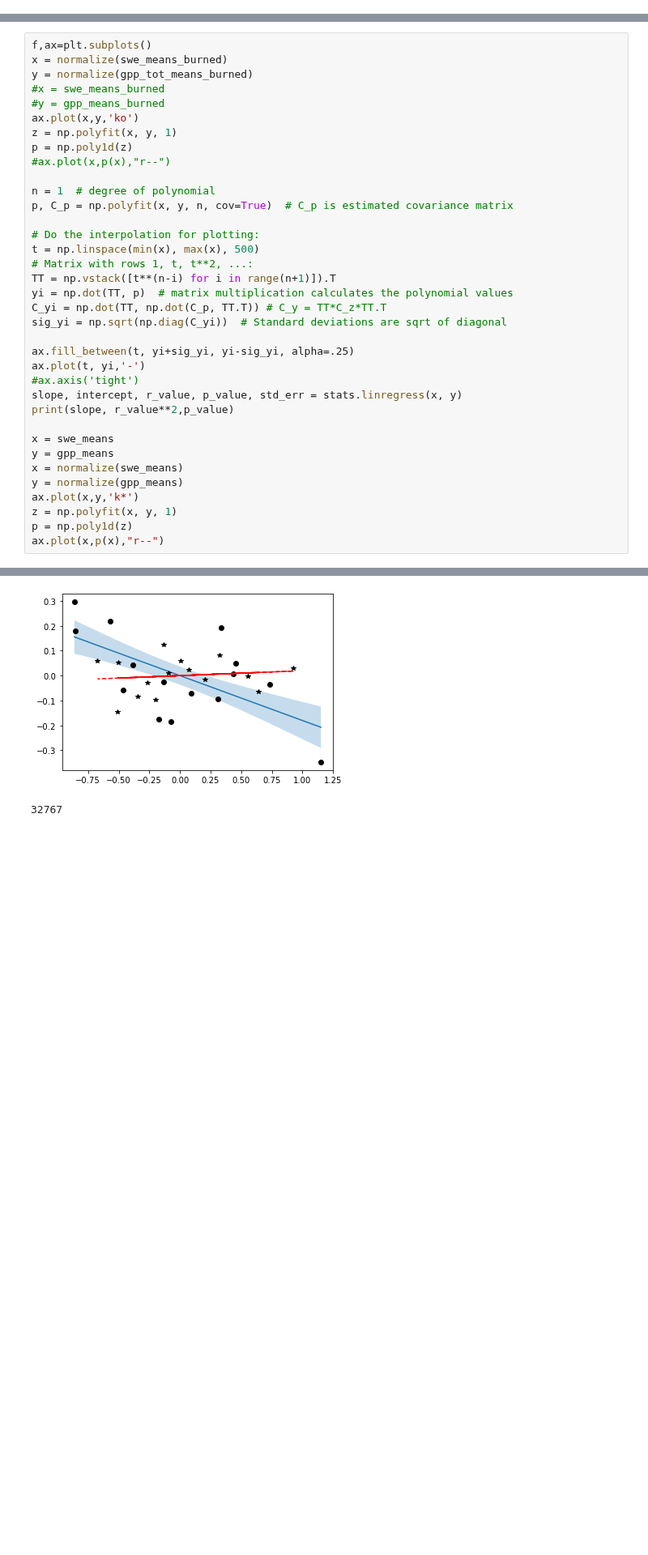
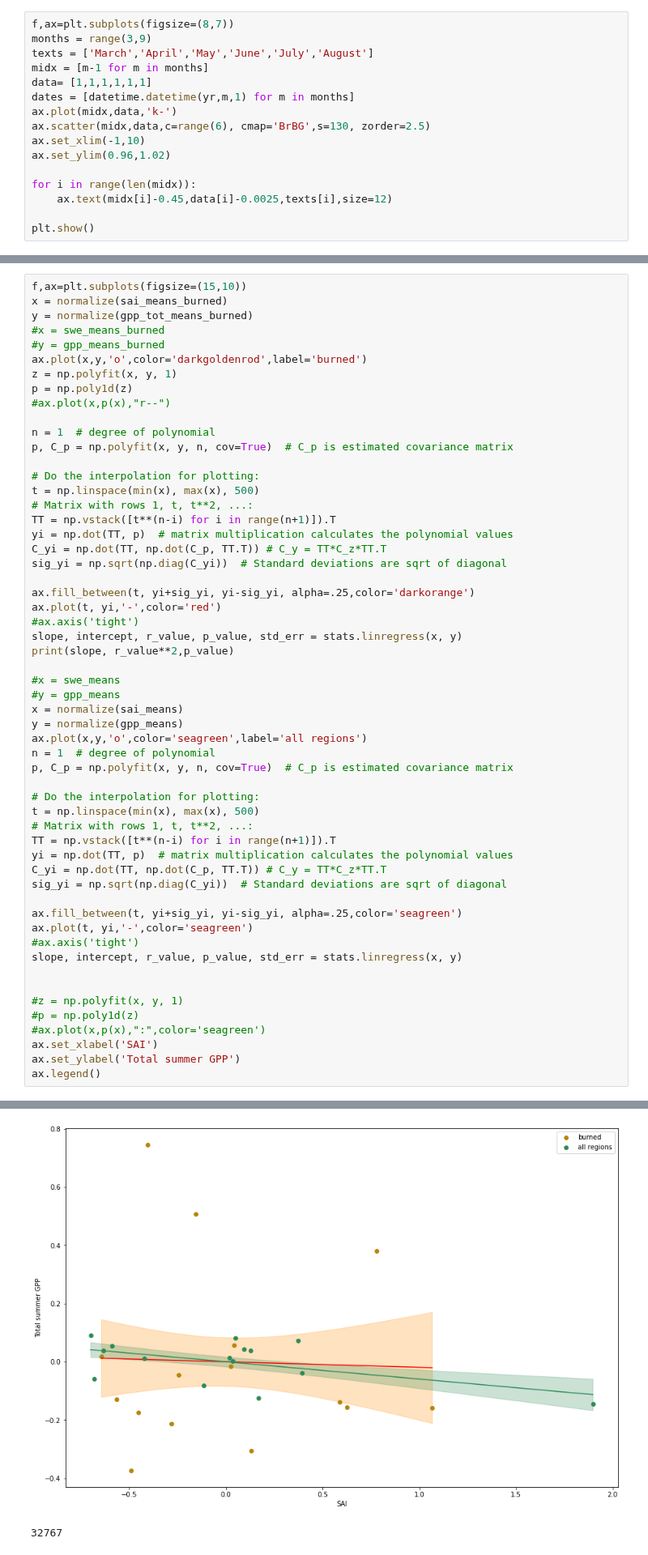
Before and after one commit to mariannecowherd/pe_snow_fires, a Jupyter notebook: scripts/avhrr_ndvi.ipynb, the cells around one changed output, grey strips where cells are left out. Shown at 81% size. Drawn from its saved outputs; the diff is of its cells as text; blank space fills up the shorter version.

```diff
--- a/scripts/avhrr_ndvi.ipynb
+++ b/scripts/avhrr_ndvi.ipynb
@@ -150,0 +193,16 @@ plt.show()
+# %%
+f,ax=plt.subplots(figsize=(8,7))
+months = range(3,9)
+texts = ['March','April','May','June','July','August']
+midx = [m-1 for m in months]
+data= [1,1,1,1,1,1]
+dates = [datetime.datetime(yr,m,1) for m in months]
+ax.plot(midx,data,'k-')
+ax.scatter(midx,data,c=range(6), cmap='BrBG',s=130, zorder=2.5)
+ax.set_xlim(-1,10)
+ax.set_ylim(0.96,1.02)
+
+for i in range(len(midx)):
+    ax.text(midx[i]-0.45,data[i]-0.0025,texts[i],size=12)
+
+plt.show()
@@ -167,10 +227,10 @@ ax.plot(x,p(x),"r--")
 # %%
-f,ax=plt.subplots()
-x = normalize(swe_means_burned)
+f,ax=plt.subplots(figsize=(15,10))
+x = normalize(sai_means_burned)
 y = normalize(gpp_tot_means_burned)
 #x = swe_means_burned
 #y = gpp_means_burned
-ax.plot(x,y,'ko')
+ax.plot(x,y,'o',color='darkgoldenrod',label='burned')
 z = np.polyfit(x, y, 1)
 p = np.poly1d(z)
 #ax.plot(x,p(x),"r--")
@@ -186,18 +246,38 @@ yi = np.dot(TT, p)  # matrix multiplication calculates the polynomial values
 C_yi = np.dot(TT, np.dot(C_p, TT.T)) # C_y = TT*C_z*TT.T
 sig_yi = np.sqrt(np.diag(C_yi))  # Standard deviations are sqrt of diagonal
 
-ax.fill_between(t, yi+sig_yi, yi-sig_yi, alpha=.25)
-ax.plot(t, yi,'-')
+ax.fill_between(t, yi+sig_yi, yi-sig_yi, alpha=.25,color='darkorange')
+ax.plot(t, yi,'-',color='red')
 #ax.axis('tight')
 slope, intercept, r_value, p_value, std_err = stats.linregress(x, y)
 print(slope, r_value**2,p_value)
 
-x = swe_means
-y = gpp_means
-x = normalize(swe_means)
+#x = swe_means
+#y = gpp_means
+x = normalize(sai_means)
 y = normalize(gpp_means)
-ax.plot(x,y,'k*')
-z = np.polyfit(x, y, 1)
-p = np.poly1d(z)
-ax.plot(x,p(x),"r--")
+ax.plot(x,y,'o',color='seagreen',label='all regions')
+n = 1  # degree of polynomial
+p, C_p = np.polyfit(x, y, n, cov=True)  # C_p is estimated covariance matrix
+
+# Do the interpolation for plotting:
+t = np.linspace(min(x), max(x), 500)
+# Matrix with rows 1, t, t**2, ...:
+TT = np.vstack([t**(n-i) for i in range(n+1)]).T
+yi = np.dot(TT, p)  # matrix multiplication calculates the polynomial values
+C_yi = np.dot(TT, np.dot(C_p, TT.T)) # C_y = TT*C_z*TT.T
+sig_yi = np.sqrt(np.diag(C_yi))  # Standard deviations are sqrt of diagonal
+
+ax.fill_between(t, yi+sig_yi, yi-sig_yi, alpha=.25,color='seagreen')
+ax.plot(t, yi,'-',color='seagreen')
+#ax.axis('tight')
+slope, intercept, r_value, p_value, std_err = stats.linregress(x, y)
+
+
+#z = np.polyfit(x, y, 1)
+#p = np.poly1d(z)
+#ax.plot(x,p(x),":",color='seagreen')
+ax.set_xlabel('SAI')
+ax.set_ylabel('Total summer GPP')
+ax.legend()
 # %% [output]
@@ -206,4 +286,4 @@ ax.plot(x,p(x),"r--")
-[figure, old version]
+[figure, new version]
 # %%
 # %% [output]
 32767
```
Also changed, not shown: parts of 10 cells of this notebook, 50 other files.
